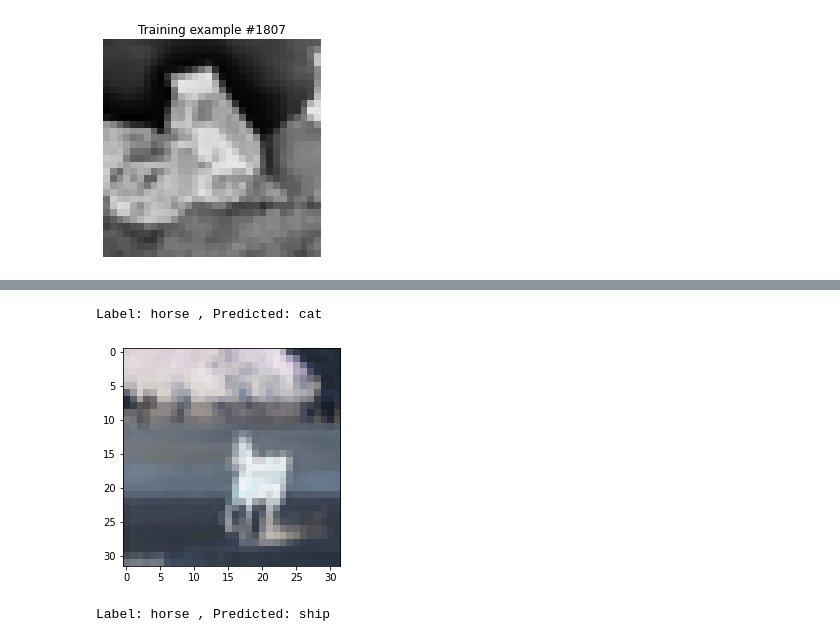
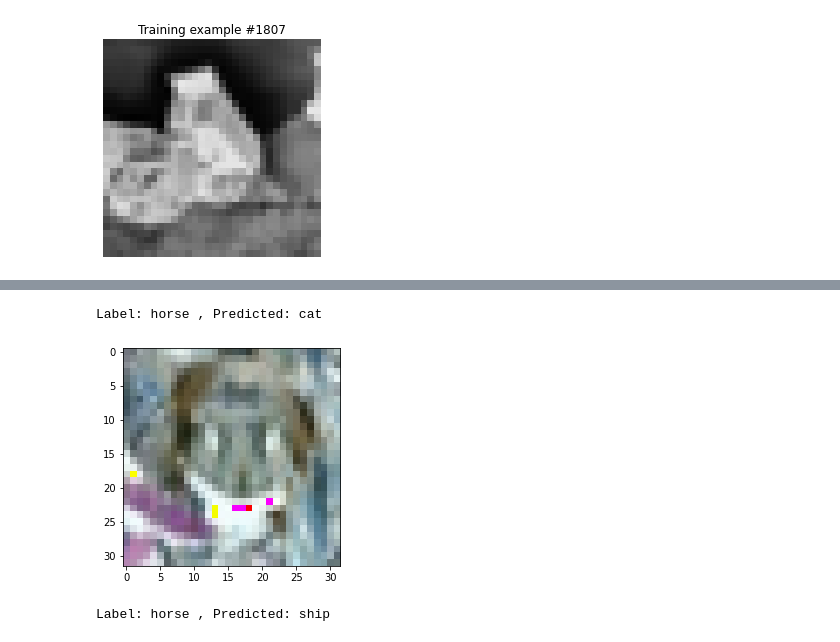
Before and after one commit to ingimar-eyfjord/AAI_exam, a Jupyter notebook: GPU Accelerated.ipynb, the cells around one changed output, grey strips where cells are left out. Cells and saved outputs as stored; diff of their text form; code cells hidden in the pictures.

```diff
--- a/GPU Accelerated.ipynb
+++ b/GPU Accelerated.ipynb
@@ -662,7 +672,7 @@ class vaporwaveDataset(Dataset):
 
     transform = T.Compose([
         T.ToPILImage(),
-        T.Resize(32),
+        # T.Resize(32),
         T.ToTensor()])
 # %%
 batch_size = 64
@@ -725,12 +733,12 @@ def predict_image(img, model):
     # Retrieve the class label
     return dataset.classes[preds[0].item()]
 # %%
-img = transformed_dataset[1400]
+img = transformed_dataset[1398]
 plt.imshow(img.permute(1, 2, 0))
 print('Label:', dataset.classes[label], ', Predicted:', predict_image(img, model))
 # %% [output]
 Label: horse , Predicted: cat
-[figure, old version]
+[figure, new version]
 # %%
 img = transformed_dataset[1006]
 plt.imshow(img.permute(1, 2, 0))
```
Also changed, not shown: parts of 5 cells of this notebook.
